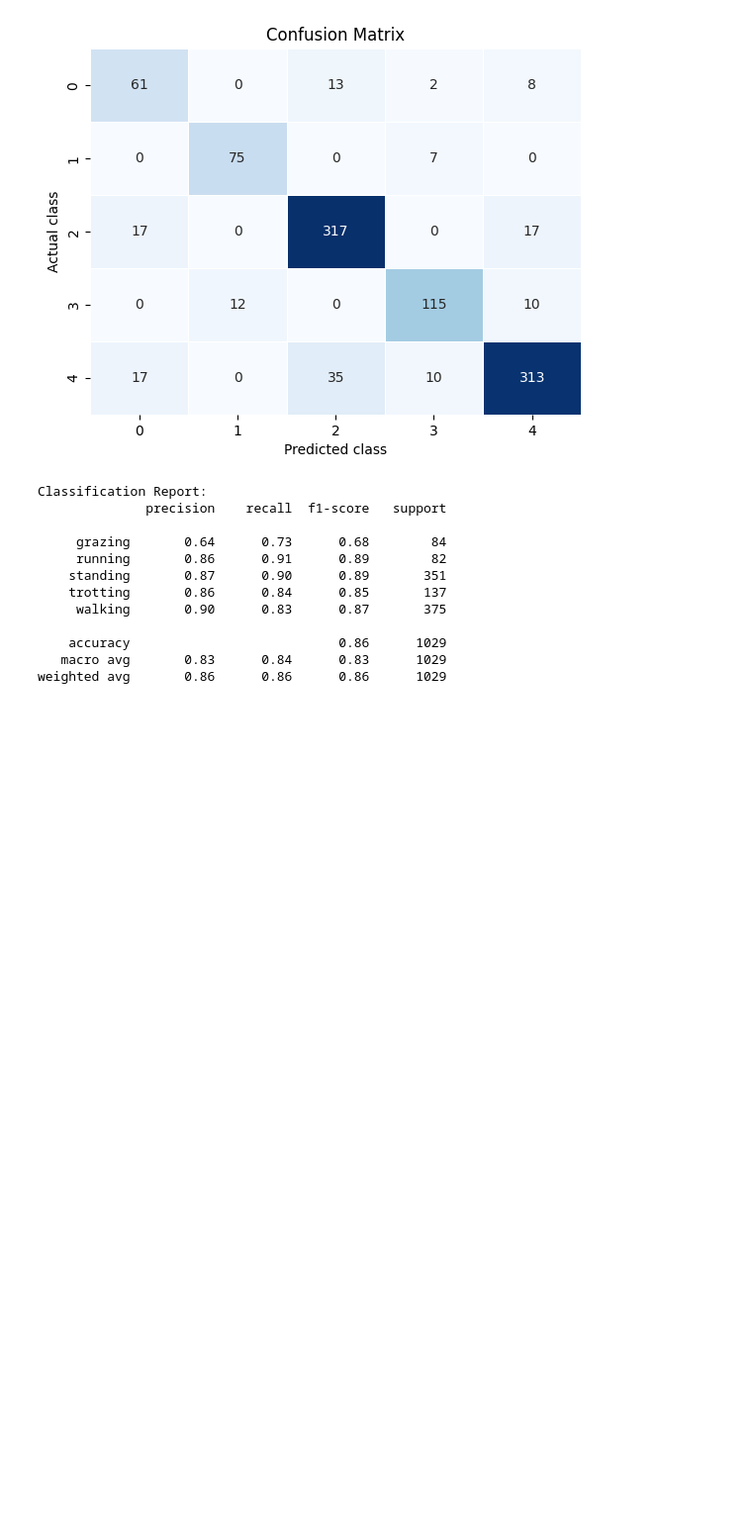
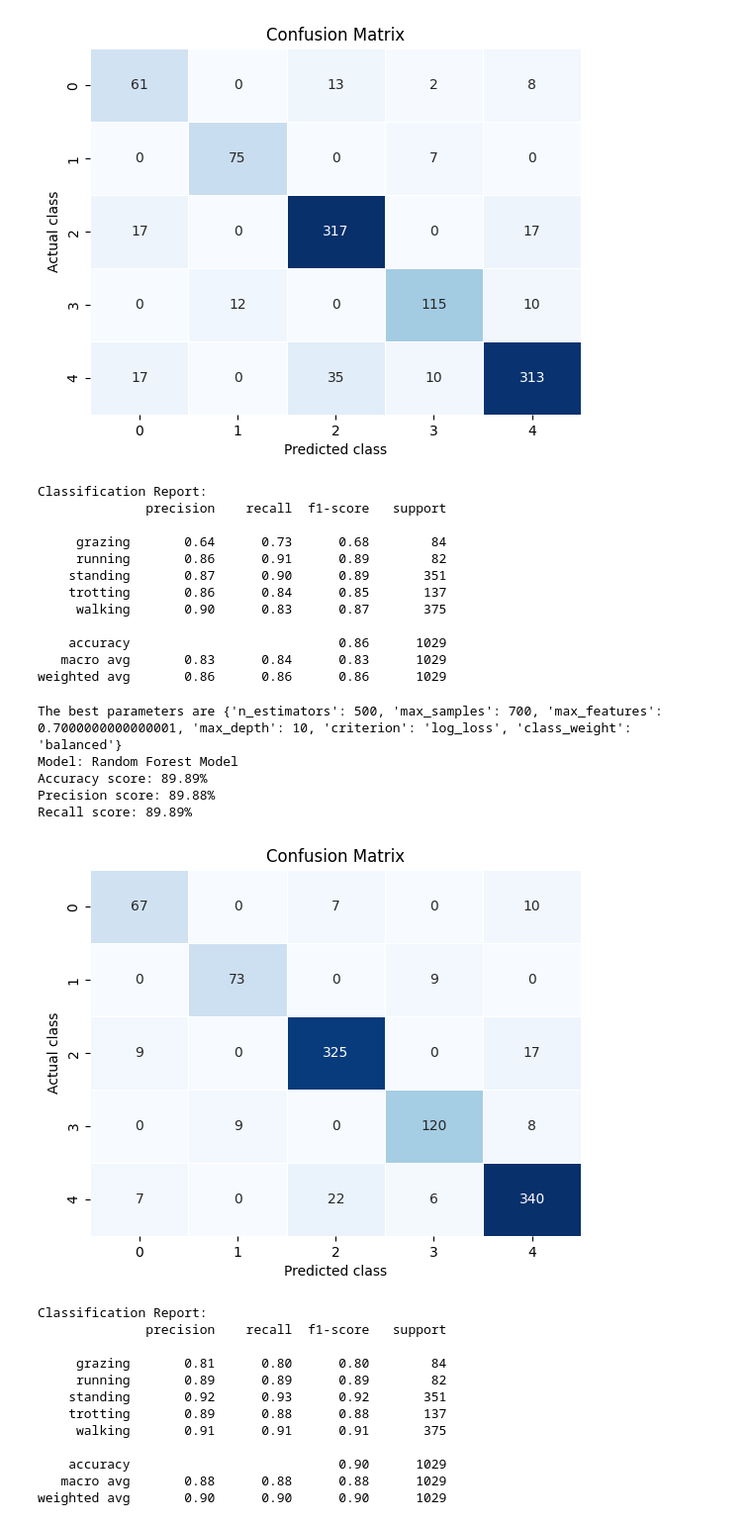
Before and after one commit to SharathRajMohan/AnimalCollarAI, a Jupyter notebook: AnimalAIDataProcessing.ipynb, the cells around one changed output. Shown at 99% size. Drawn from its saved outputs; the diff is of its cells as text; code cells hidden in the pictures; blank space fills up the shorter version.

```diff
--- a/AnimalAIDataProcessing.ipynb
+++ b/AnimalAIDataProcessing.ipynb
@@ -389,8 +391,6 @@ def run_classifier(clf, param_grid, title):
     print("The best parameters are %s" % (gs.best_params_))
     # Predict on test set
     y_pred = gs.best_estimator_.predict(X_test)
-    # Get Probability estimates
-    y_prob = gs.best_estimator_.predict_proba(X_test)[:, 1]
     # -----------------------------------------------------
     print('Model: {}'.format(title))
     print('Accuracy score: %.2f%%' %(accuracy_score(y_test, y_pred)*100))
@@ -477,3 +458,33 @@ Classification Report:
     accuracy                           0.86      1029
    macro avg       0.83      0.84      0.83      1029
 weighted avg       0.86      0.86      0.86      1029
+# %%
+pipe_params = {
+    "n_estimators":[90,100,200,300,500,1000],
+    "max_depth": [1, 5, 10, 25, None],
+    "max_features": [*np.arange(0.1, 1.1, 0.1)],
+    "max_samples" : [500,600,700],
+    "criterion":['gini','entropy','log_loss'],
+    "class_weight":['balanced', 'balanced_subsample']
+}
+
+run_classifier(random_forest_model, pipe_params, 'Random Forest Model')
+# %% [output]
+The best parameters are {'n_estimators': 500, 'max_samples': 700, 'max_features': 0.7000000000000001, 'max_depth': 10, 'criterion': 'log_loss', 'class_weight': 'balanced'}
+Model: Random Forest Model
+Accuracy score: 89.89%
+Precision score: 89.88%
+Recall score: 89.89%
+[figure, added]
+Classification Report:
+              precision    recall  f1-score   support
+
+     grazing       0.81      0.80      0.80        84
+     running       0.89      0.89      0.89        82
+    standing       0.92      0.93      0.92       351
+    trotting       0.89      0.88      0.88       137
+     walking       0.91      0.91      0.91       375
+
+    accuracy                           0.90      1029
+   macro avg       0.88      0.88      0.88      1029
+weighted avg       0.90      0.90      0.90      1029
```
Also changed, not shown: parts of 9 cells of this notebook, 9 other files.
